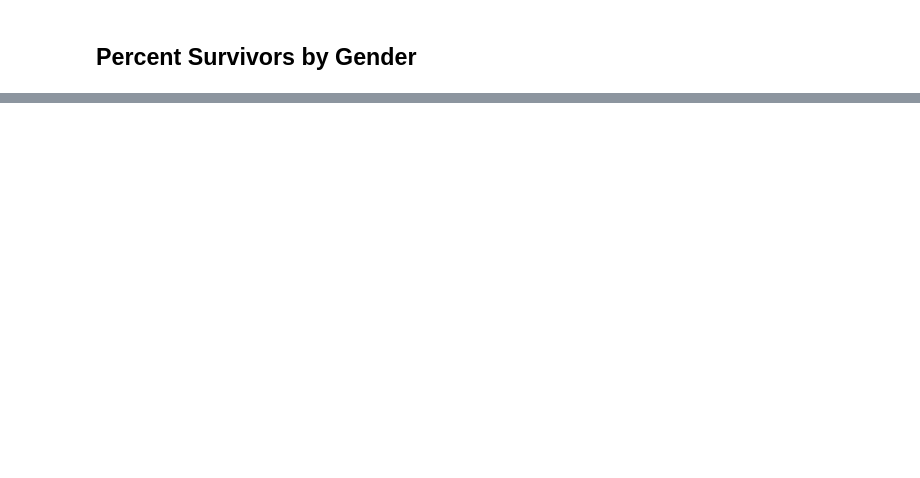
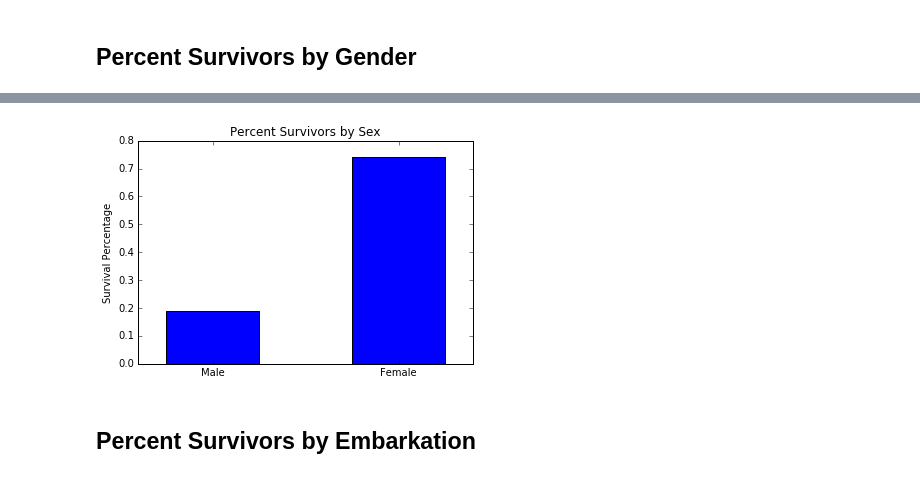
Before and after one commit to dcblum/TitanicDataSet, a Jupyter notebook: Titanic_Analysis.ipynb, the cells around one changed output, grey strips where cells are left out. Saved outputs shown, nothing was run; the diff lists cells and outputs as text; code cells hidden in the pictures; blank space fills up the shorter version.

```diff
--- a/Titanic_Analysis.ipynb
+++ b/Titanic_Analysis.ipynb
@@ -198,0 +165,10 @@ num_surv_female = len(list_maker(survivors, "Sex", "female"))
+# %%
+# Inspect factor SEX from key "Sex"
+
+# Get values
+num_male, num_male_surv, num_male_per = get_values("Sex", "male")
+num_female, num_female_surv, num_female_per = get_values("Sex", "female")
+
+# Print stats
+print_survival(num_male, num_male_surv, num_male_per, "Male")
+print_survival(num_female, num_female_surv, num_female_per, "Female")
@@ -198,0 +183,17 @@ num_surv_female = len(list_maker(survivors, "Sex", "female"))
+# %%
+# Graph Percent Survivors by Sex
+
+x_values = [1,2]
+y_values = [num_male_per, num_female_per]
+labels = ["Male", "Female"]
+
+plt.bar(x_values, y_values, align='center', width=.5)
+plt.xticks(x_values, labels)
+plt.ylabel("Survival Percentage")
+plt.title("Percent Survivors by Sex")
+
+plt.show()
+# %% [output]
+[figure, added]
+# %% [markdown]
+## Percent Survivors by Embarkation
```
Also changed, not shown: parts of 9 cells of this notebook.
